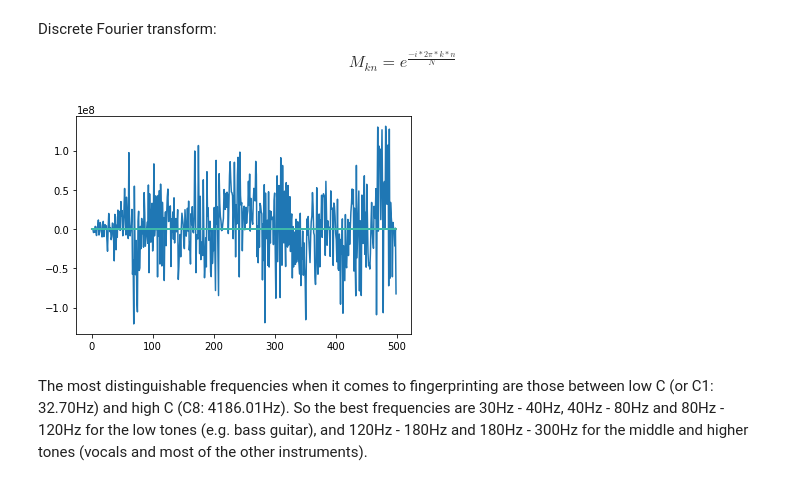
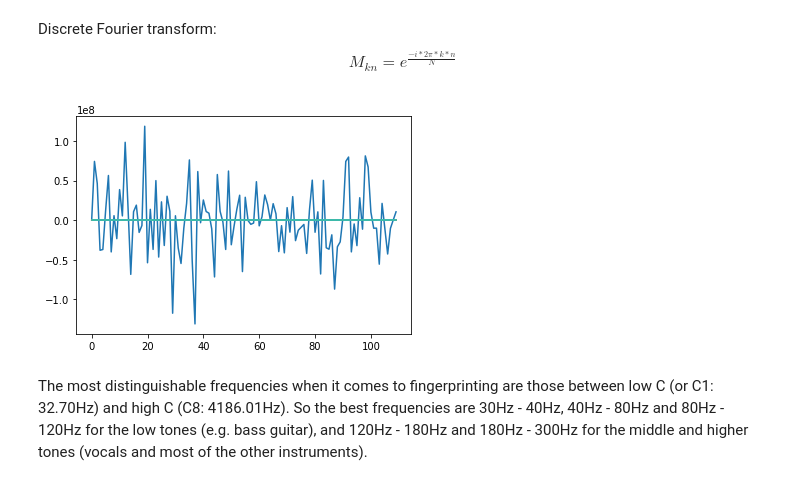
Before and after one commit to Owliie/Smart-Radio, a Jupyter notebook: experiments/song_recognition.ipynb, the cells around one changed output. Cells and saved outputs as stored; diff of their text form; code cells hidden in the pictures.

```diff
--- a/experiments/song_recognition.ipynb
+++ b/experiments/song_recognition.ipynb
@@ -63,32 +64,32 @@ def vector_FFT(complex_input):
 
     return complex_input.ravel()
 # %%
-path = "./songs/epic.mp3"
+path = "./songs/epic_part.mp3"
 sound = pydub.AudioSegment.from_mp3(path)
 song = np.array(sound.get_array_of_samples())
 
 if sound.channels == 2:
         song = song.reshape((-1, 2))
 
 size = song.shape[0]
 chunk_size = 4000 #4kHz is best for bins
 sampled_chunk_size = int(size/chunk_size)
 
 sampled = np.zeros(shape=(sampled_chunk_size, chunk_size), dtype=np.complex_)
 
 for i in range(sampled_chunk_size):
     time_variations = np.zeros(chunk_size, dtype=np.complex_)
 
     for j in range(chunk_size):
         time_variations[j] = complex(song[i * chunk_size + 1][0], 0)
 #         print(time_variations[j])
 
     sampled[i] = np.fft.fft(time_variations)
 # print(sampled)
 plt.plot(sampled[:500, :])
 plt.show()
 # %% [output]
-[figure, old version]
+[figure, new version]
 # %% [markdown]
 The most distinguishable frequencies when it comes to fingerprinting are those between low C (or C1: 32.70Hz) and high C (C8: 4186.01Hz). So the best frequencies are 30Hz - 40Hz, 40Hz - 80Hz and 80Hz - 120Hz for the low tones (e.g. bass guitar), and 120Hz - 180Hz and 180Hz - 300Hz for the middle and higher tones (vocals and most of the other instruments).
 # %%
```
Also changed, not shown: parts of 6 cells of this notebook, 1 other file.
